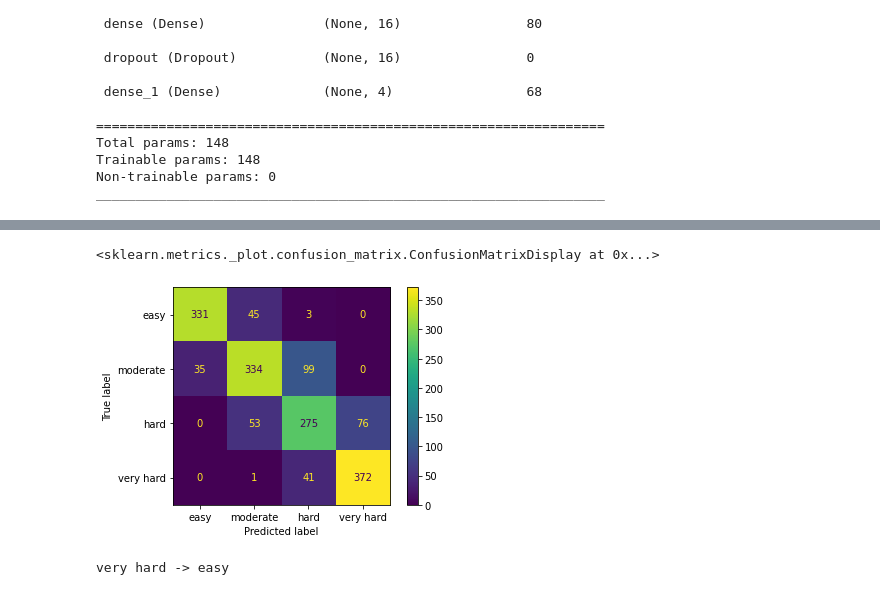
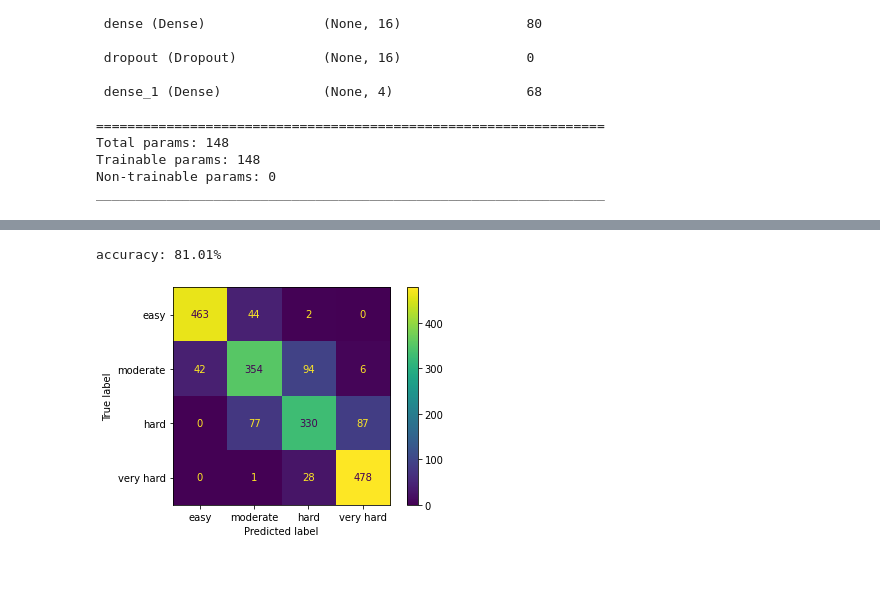
Before and after one commit to harel-coffee/pouw-auto, a Jupyter notebook: 4Neural_Network_Multi_Classs_Classification.ipynb, the cells around one changed output, grey strips where cells are left out. Saved outputs shown, nothing was run; the diff lists cells and outputs as text; code cells hidden in the pictures.

```diff
--- a/4Neural_Network_Multi_Classs_Classification.ipynb
+++ b/4Neural_Network_Multi_Classs_Classification.ipynb
@@ -122,30 +74,11 @@ from sklearn.preprocessing import StandardScaler
 
 sc = StandardScaler()
 
-#X = pd.DataFrame(X, columns=names)
-#print(X.head())
-
-from sklearn.decomposition import PCA
-
-#,'PC2','PC3','PC4','PC5','PC6','PC7','PC8
-#pca = PCA(n_components=9)
-#pca.fit(X)
-#X = pca.transform(X)
-#X = pd.DataFrame(X,columns=['PC1','PC2','PC3','PC4','PC5','PC6','PC7','PC8','PC9'])
-
-
-#from scipy import stats
-#df[(np.abs(stats.zscore(df)) < 3).all(axis=1)]
-
 X_train, X_test, y_train, y_test = train_test_split(X_modified, y_encoded, random_state=0, train_size = 0.83)
-X_train, X_val, y_train, y_val = train_test_split(X_train, y_train, random_state=0, train_size = 0.83)
 print(X_train.shape[0])
-print(X_val.shape[0])
 print(X_test.shape[0])
 
 X_train = sc.fit_transform(X_train)
 X_test_copy = X_test
 X_test = sc.transform(X_test)
-X_val_copy = X_val
-X_val = sc.transform(X_val)
 # %% [output]
@@ -209,7 +120,5 @@ earlystopping = callbacks.EarlyStopping(monitor ="val_loss",
                                         restore_best_weights = True)
 
 history = classifier.fit(X_train, y_train, batch_size = 32,
-                    epochs = 600, validation_data =(X_val, y_val),
-                    callbacks =[earlystopping])
-plt.plot(history.history['val_accuracy'])
+                    epochs = 500)
 # %% [output]
@@ -235,53 +142,24 @@ Epoch 427/600
 # %%
 from keras.metrics import accuracy
-#test_size = X_test.shape[0]
-pred = classifier.predict(X_val)
-#print(pred)
+pred = classifier.predict(X_test)
 pred_ = np.argmax(pred, axis = 1)
-#print(pred_)
 pred_ = l_encode.inverse_transform(pred_)
 
-true_y = l_encode.inverse_transform(np.argmax(to_categorical(y_val), axis = 1)[:,1])
+true_y = l_encode.inverse_transform(np.argmax(to_categorical(y_test), axis = 1)[:,1])
 from sklearn.metrics import confusion_matrix, ConfusionMatrixDisplay
-#for i in range(len(pred_)):
-#  print(true_y[i])
-#print(confusion_matrix(true_y, pred_, labels=[0, 1, 2, 3]))
+
 cm = confusion_matrix(true_y, pred_, labels=[0, 1, 2, 3])
 cmd = ConfusionMatrixDisplay(cm, display_labels=['easy','moderate', 'hard', 'very hard'])
-#plt.subplot(1, 2, 1)
+
 cmd.plot()
-#print(f'accuracy: {(cnt_correct/cnt)*100:.2f}%')
+
+cnt = 0
+cnt_correct = 0
+for i in range(len(pred)):
+  cnt += 1
+  if(pred_[i] == true_y[i]):
+    cnt_correct += 1
+print(f'accuracy: {(cnt_correct/cnt)*100:.2f}%')
 # %% [output]
-<sklearn.metrics._plot.confusion_matrix.ConfusionMatrixDisplay at 0x...>
+accuracy: 81.01%
-[figure, old version]
+[figure, new version]
-# %%
-from keras.metrics import accuracy
-#test_size = X_test.shape[0]
-pred = classifier.predict(X_test)
-#print(pred)
-pred_ = np.argmax(pred, axis = 1)
-#print(pred_)
-pred_ = l_encode.inverse_transform(pred_)
-
-true_y = l_encode.inverse_transform(np.argmax(to_categorical(y_test), axis = 1)[:,1])
-
-
-#for i,j in zip(pred_, true_y):
-#    print("Predicted: {}, True: {}".format(i, j))
-
-cnt = 0
-cnt_correct = 0
-
-print("very hard -> easy")
-for i in range(len(pred_)):
-  cnt += 1
-  if(pred_[i] == true_y[i]):
-    cnt_correct += 1
- # if(pred_[i] == 0 and true_y[i] == 3):
-   # for j in range(len(names)):
-  #    print(names[j]+"->"+str(X_test_copy.iloc[i][names[j]]))
- #   print("------------------------------------------------------------------")
-
-#print(f'accuracy: {(cnt_correct/cnt)*100:.2f}%')
-# %% [output]
-very hard -> easy
```
Also changed, not shown: parts of 11 cells of this notebook.
